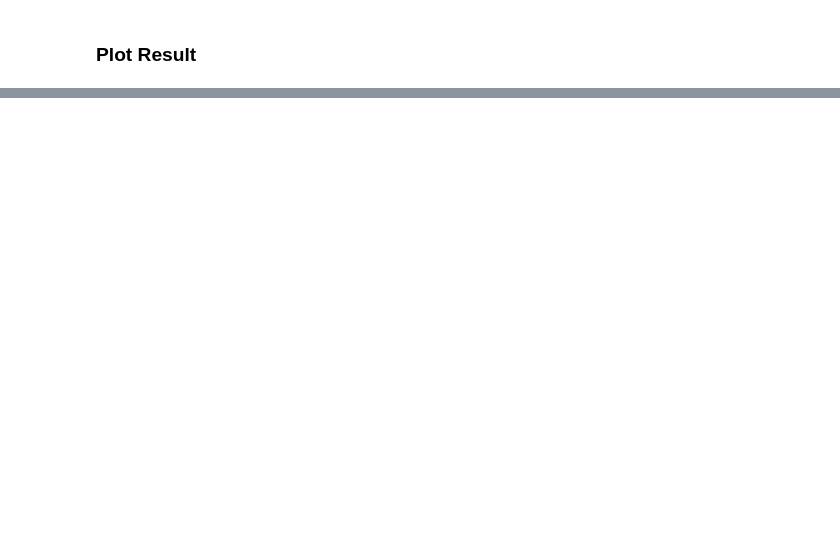
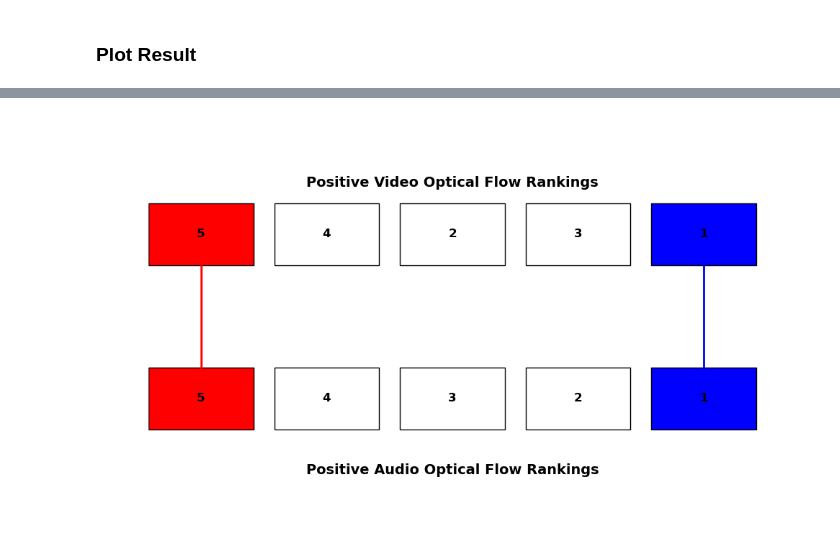
Before and after one commit to smerrillunc/VMR, a Jupyter notebook: notebooks/SegmentingDemo.ipynb, the cells around one changed output, grey strips where cells are left out. Saved outputs shown, nothing was run; the diff lists cells and outputs as text; code cells hidden in the pictures; blank space fills up the shorter version.

```diff
--- a/notebooks/SegmentingDemo.ipynb
+++ b/notebooks/SegmentingDemo.ipynb
@@ -289 +168,5 @@ def optical_flow_segments(optical_flow, max_segments=10, min_frames=10):
+# %%
+rgb_frames, audio_sample_pos = sample_dataset(filenames[np.random.randint(len(filenames))])
+_, audio_sample_neg = sample_dataset(filenames[np.random.randint(len(filenames))])
+_, audio_sample_neg = sample_dataset(filenames[np.random.randint(len(filenames))])
 # %%
@@ -501,34 +217,0 @@ plt.savefig('Segment3.png')
-# %%
-# Calculate optical flow using cosine similarity
-optical_flow_video = calculate_optical_flow_euclidean(rgb_frames)
-optical_flow_video = moving_average(optical_flow_video, window_size=20)
-
-optical_flow_audio_pos = calculate_optical_flow_euclidean(audio_sample_pos)
-optical_flow_audio_pos = moving_average(optical_flow_audio_pos, window_size=20)
-
-optical_flow_audio_neg1 = calculate_optical_flow_euclidean(audio_sample_neg1)
-optical_flow_audio_neg1 = moving_average(optical_flow_audio_neg1, window_size=20)
-
-optical_flow_audio_neg2 = calculate_optical_flow_euclidean(audio_sample_neg2)
-optical_flow_audio_neg2 = moving_average(optical_flow_audio_neg2, window_size=20)
-
-# Segment the video based on regime changes in optical flow
-segments = optical_flow_segments(optical_flow_video, max_segments=4)
-
-segment_ranks_video = rank_averages(compute_segment_means(segments, optical_flow_video))
-segment_ranks_audio_pos = rank_averages(compute_segment_means(segments, optical_flow_audio_pos))
-segment_ranks_audio_neg1 = rank_averages(compute_segment_means(segments, optical_flow_audio_neg1))
-segment_ranks_audio_neg2 = rank_averages(compute_segment_means(segments, optical_flow_audio_neg2))
-
-print(segment_ranks_video)
-print(segment_ranks_audio_pos)
-print(segment_ranks_audio_neg1)
-print(segment_ranks_audio_neg2)
-
-norm_diff_pos = round(np.linalg.norm(segment_ranks_video-segment_ranks_audio_pos), 2)
-norm_diff_neg1 = round(np.linalg.norm(segment_ranks_video-segment_ranks_audio_neg1), 2)
-norm_diff_neg2 = round(np.linalg.norm(segment_ranks_video-segment_ranks_audio_neg2), 2)
-
-print(norm_diff_pos)
-print(norm_diff_neg1)
-print(norm_diff_neg2)
@@ -534,0 +345,7 @@ print(norm_diff_neg2)
+# %%
+# Example usage
+plot_rankings(list(segment_ranks_video), list(segment_ranks_audio_pos),
+              "Positive Video Optical Flow Rankings",
+              "Positive Audio Optical Flow Rankings")
+# %% [output]
+[figure, added]
```
Also changed, not shown: parts of 29 cells of this notebook, 1 other file.
